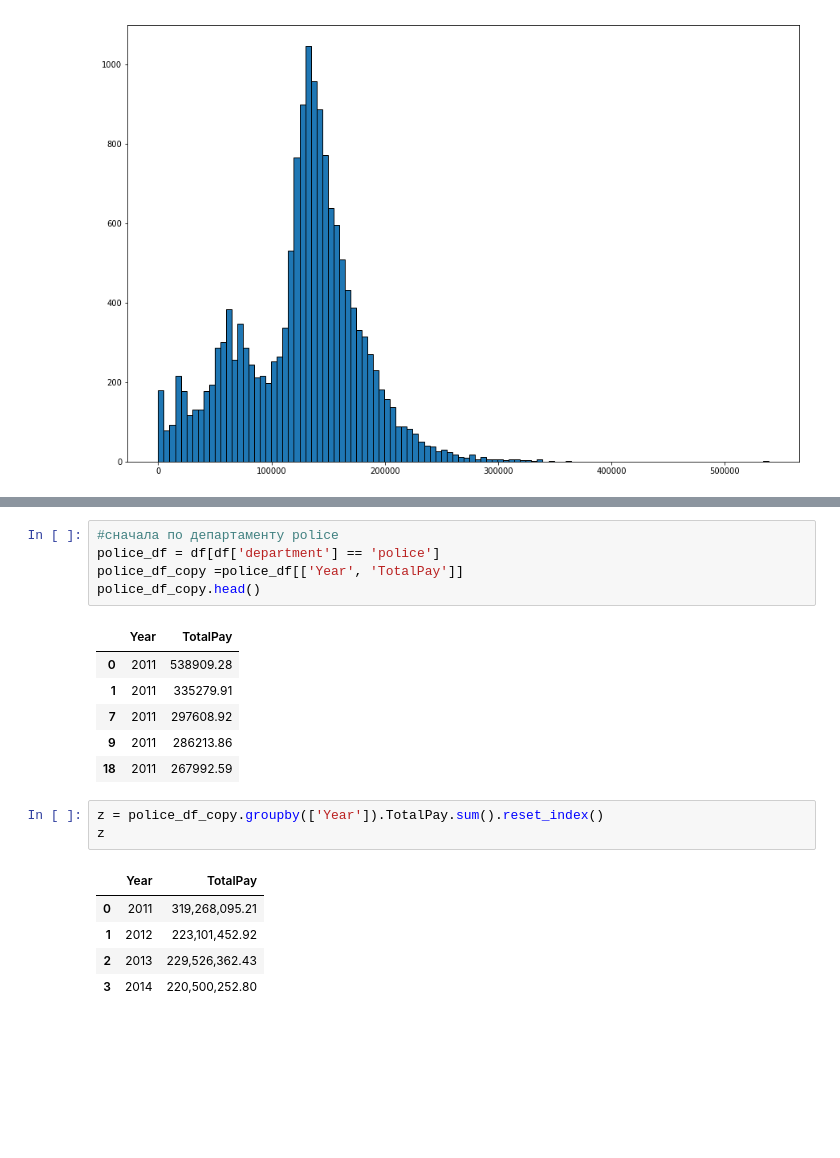
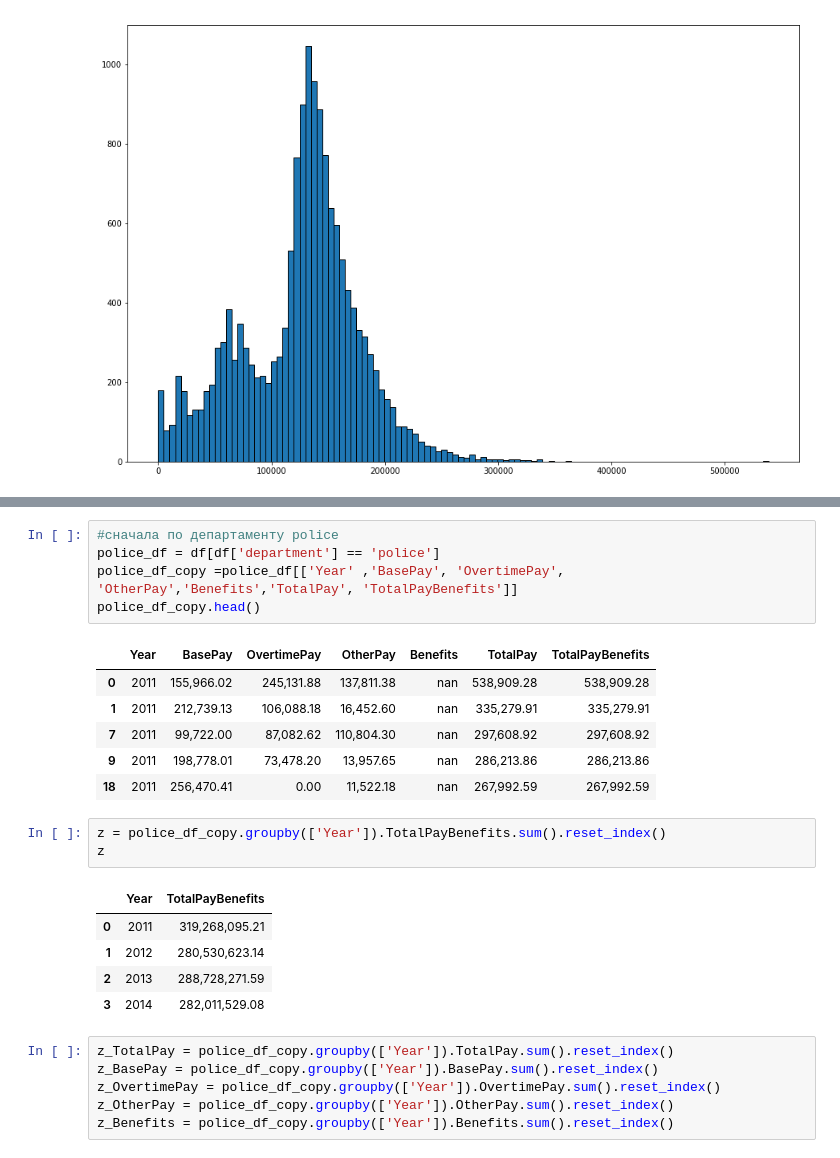
Before and after one commit to ilfun/Final_Project, a Jupyter notebook: Final_file.ipynb, the cells around one changed output, grey strips where cells are left out. Drawn from its saved outputs; the diff is of its cells as text; blank space fills up the shorter version.

```diff
--- a/Final_file-Copy4.ipynb
+++ b/Final_file.ipynb
@@ -205,21 +207,27 @@ df.head()
 # %%
 #сначала по департаменту police
 police_df = df[df['department'] == 'police']
-police_df_copy =police_df[['Year', 'TotalPay']]
+police_df_copy =police_df[['Year' ,'BasePay', 'OvertimePay', 'OtherPay','Benefits','TotalPay', 'TotalPayBenefits']]
 police_df_copy.head()
 # %% [output]
-|  | Year | TotalPay |
-| 0 | 2011 | 538909.28 |
-| 1 | 2011 | 335279.91 |
-| 7 | 2011 | 297608.92 |
-| 9 | 2011 | 286213.86 |
-| 18 | 2011 | 267992.59 |
+|  | Year | BasePay | OvertimePay | OtherPay | Benefits | TotalPay | TotalPayBenefits |
+| 0 | 2011 | 155,966.02 | 245,131.88 | 137,811.38 | nan | 538,909.28 | 538,909.28 |
+| 1 | 2011 | 212,739.13 | 106,088.18 | 16,452.60 | nan | 335,279.91 | 335,279.91 |
+| 7 | 2011 | 99,722.00 | 87,082.62 | 110,804.30 | nan | 297,608.92 | 297,608.92 |
+| 9 | 2011 | 198,778.01 | 73,478.20 | 13,957.65 | nan | 286,213.86 | 286,213.86 |
+| 18 | 2011 | 256,470.41 | 0.00 | 11,522.18 | nan | 267,992.59 | 267,992.59 |
 # %%
-z = police_df_copy.groupby(['Year']).TotalPay.sum().reset_index()
+z = police_df_copy.groupby(['Year']).TotalPayBenefits.sum().reset_index()
 z
 # %% [output]
-|  | Year | TotalPay |
+|  | Year | TotalPayBenefits |
 | 0 | 2011 | 319,268,095.21 |
-| 1 | 2012 | 223,101,452.92 |
-| 2 | 2013 | 229,526,362.43 |
-| 3 | 2014 | 220,500,252.80 |
+| 1 | 2012 | 280,530,623.14 |
+| 2 | 2013 | 288,728,271.59 |
+| 3 | 2014 | 282,011,529.08 |
+# %%
+z_TotalPay = police_df_copy.groupby(['Year']).TotalPay.sum().reset_index()
+z_BasePay = police_df_copy.groupby(['Year']).BasePay.sum().reset_index()
+z_OvertimePay = police_df_copy.groupby(['Year']).OvertimePay.sum().reset_index()
+z_OtherPay = police_df_copy.groupby(['Year']).OtherPay.sum().reset_index()
+z_Benefits = police_df_copy.groupby(['Year']).Benefits.sum().reset_index()
```
Also changed, not shown: parts of 17 cells of this notebook, 1 other file.
